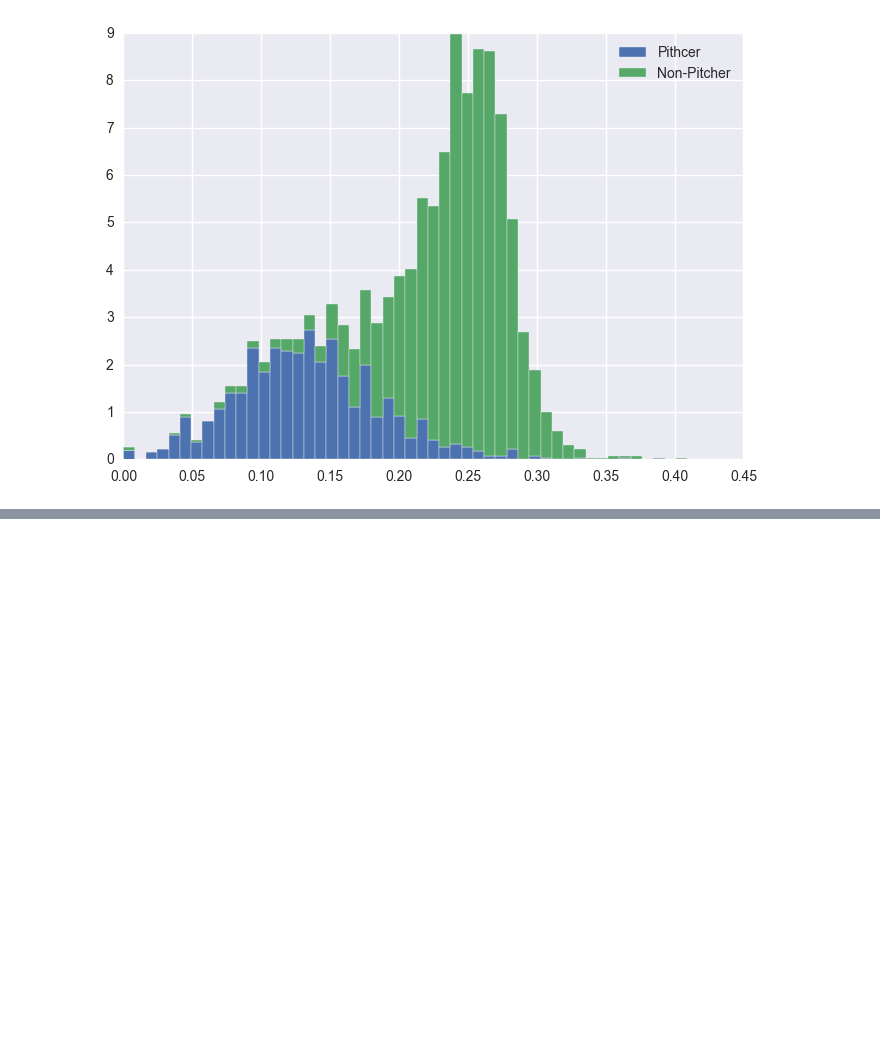
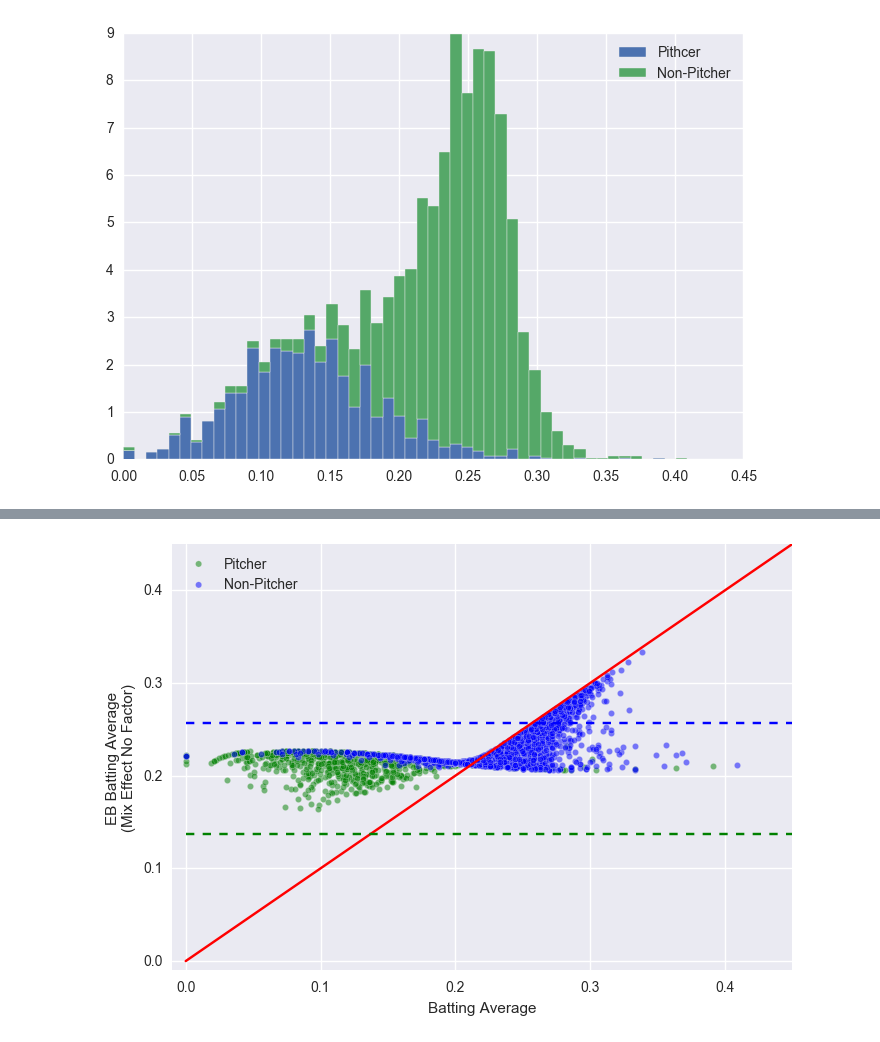
Before and after one commit to zhenhongy/Baseball, a Jupyter notebook: Baseball.ipynb, the cells around one changed output, grey strips where cells are left out. Cells and saved outputs as stored; diff of their text form; code cells hidden in the pictures; blank space fills up the shorter version.

```diff
--- a/Baseball.ipynb
+++ b/Baseball.ipynb
@@ -174,5 +172,4 @@ def mix_bb(data, n, k):
 
     return para
 # %%
-para = mix_beta(career.Average_rate, 10, 2)
-para_bb = mix_bb(career, 10, 2)
+para_0 = mix_bb(career, 10, 2)
@@ -183,5 +196,5 @@ alpha1, beta1, loc1, scale1, prior1 = para['alpha'][-1], para['beta'][-1], para[
 # %%
-alpha1_bb, beta1_bb, prior1_bb = para_bb['alpha'][-1], para_bb['beta'][-1], para_bb['prior'][-1]
+alpha_0, beta_0, prior_0 = para_0['alpha'][-1], para_0['beta'][-1], para_0['prior'][-1]
 # %%
 plt.figure()
 plt.hist(x = [career.Average_rate[career.isPitcher == True], career.Average_rate[career.isPitcher == False]], bins = 50, stacked=True, label = ['Pithcer','Non-Pitcher'], rwidth = 1, normed = True,)
@@ -300,0 +218,30 @@ def mix_beta_ab(data, n, k):
+# %%
+#Assign using beta-binomial distribution
+post1_0 = - bb(career.H, career.AB, alpha_0[0], beta_0[0]) * prior_0[0]
+post2_0 = - bb(career.H, career.AB, alpha_0[1], beta_0[1]) * prior_0[1]
+post1_0 = post1_0 / (post1_0 + post2_0)
+post2_0 = 1 - post1_0
+isPitcher_guess0 = post2_0 < post1_0
+# %%
+#Posterior Expectation
+alpha_0_post, beta_0_post = np.array([alpha_0 + s for s in career.H]) , np.array([beta_0 + n - s for s, n in zip(career.H, career.AB)])
+ar_0_post = np.sum(np.array([x / (x + y) for x, y in zip(alpha_0_post, beta_0_post)])* np.stack([post1_0,post2_0],axis=1), axis = 1)
+# %%
+fig = plt.figure()
+x = np.arange(0.0,0.5,0.01)
+
+ax2 = plt.subplot(111)
+ax2.scatter(career.Average_rate[career.isPitcher], ar_0_post[np.array(career.isPitcher)], c = 'g', alpha=0.5, label='Pitcher')
+ax2.scatter(career.Average_rate[~career.isPitcher], ar_0_post[np.array(~career.isPitcher)], c = 'b', alpha=0.5, label='Non-Pitcher')
+ax2.plot(x,x,'r')
+ax2.plot(x,([alpha_0[0] / (alpha_0[0] + beta_0[0])] * len(x)),'b--')
+ax2.plot(x,([alpha_0[1] / (alpha_0[1] + beta_0[1])] * len(x)),'g--')
+ax2.set_xlabel('Batting Average')
+ax2.set_ylabel('EB Batting Average\n(Mix Effect No Factor)')
+plt.xlim([-0.01,0.45])
+plt.ylim([-0.01,0.45])
+plt.legend(loc = 'best')
+
+plt.show()
+# %% [output]
+[figure, added]
```
Also changed, not shown: parts of 63 cells of this notebook, 1 other file.
